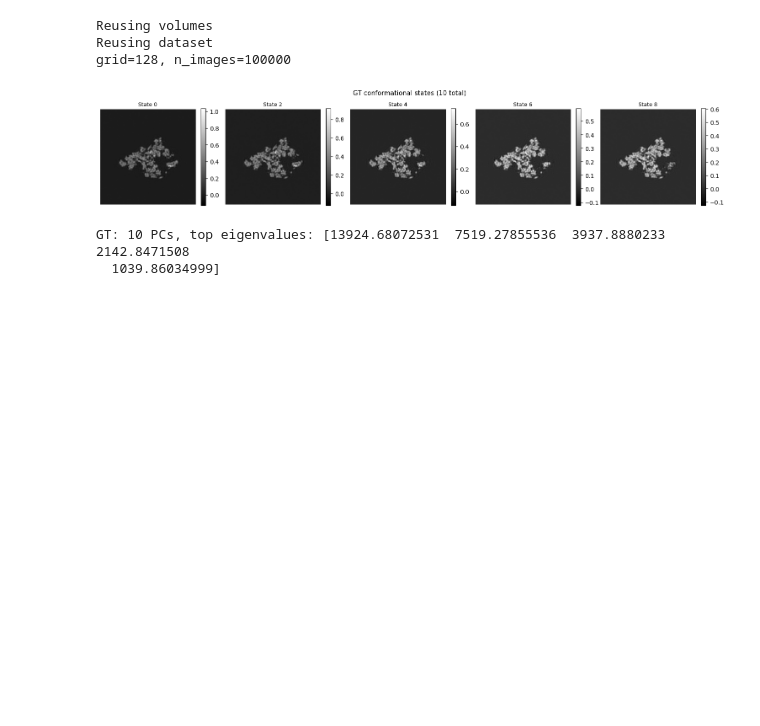
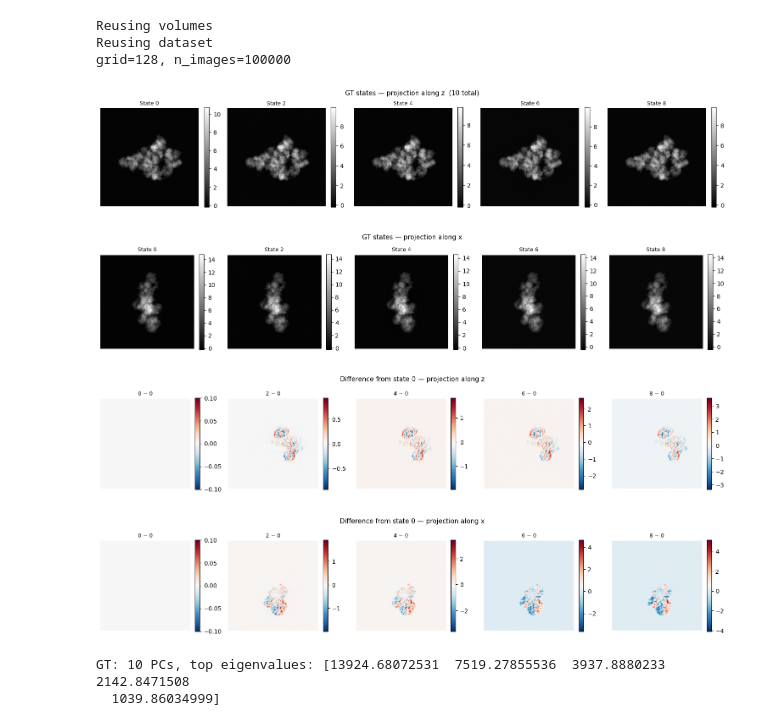
Before and after one commit to ma-gilles/recovar, a Jupyter notebook: examples/sketched_normal/demo.ipynb, the cells around one changed output. Cells and saved outputs as stored; diff of their text form; code cells hidden in the pictures; blank space fills up the shorter version.

```diff
--- a/examples/sketched_normal/demo.ipynb
+++ b/examples/sketched_normal/demo.ipynb
@@ -34,13 +34,16 @@ print(f'JAX devices: {jax.devices()}')
 def to_real(vol_ft, vs):
     return np.asarray(ftu.get_idft3(np.asarray(vol_ft).reshape(vs)).real)
 
-def plot_slices(vols, labels, title):
+def plot_projections(vols, labels, title, axis=2, diff_ref=None, cmap='gray'):
+    """Plot max-intensity projections along `axis`.
+    If diff_ref is given, plot vol - diff_ref instead."""
     n = len(vols)
     fig, axes = plt.subplots(1, n, figsize=(3*n, 3))
     if n == 1: axes = [axes]
     for i, (v, l) in enumerate(zip(vols, labels)):
-        mid = v.shape[2] // 2
-        im = axes[i].imshow(v[:, :, mid], cmap='gray')
+        dat = v - diff_ref if diff_ref is not None else v
+        proj = np.sum(dat, axis=axis)
+        im = axes[i].imshow(proj, cmap=cmap)
         axes[i].set_title(l, fontsize=9); axes[i].axis('off')
         plt.colorbar(im, ax=axes[i], fraction=0.046)
     fig.suptitle(title, fontsize=11); fig.tight_layout(); plt.show()
@@ -95,16 +98,38 @@ print(f'grid={cryo.grid_size}, n_images={cryo.n_images}')
 Reusing volumes
 Reusing dataset
 grid=128, n_images=100000
-# %%
-# GT states
-n_show = min(5, gt.volumes.shape[0])
-step = max(1, gt.volumes.shape[0] // n_show)
-idx = list(range(0, gt.volumes.shape[0], step))[:n_show]
-plot_slices([to_real(gt.volumes[i], vs) for i in idx],
-            [f'State {i}' for i in idx],
-            f'GT conformational states ({N_VOLUMES} total)')
-# %% [output]
-[figure, removed]
+# %%
+# Convert GT states to real space
+state_vols = [to_real(gt.volumes[i], vs) for i in range(gt.volumes.shape[0])]
+
+# Show a selection of states — projections along z and x
+n_show = min(5, len(state_vols))
+step = max(1, len(state_vols) // n_show)
+idx = list(range(0, len(state_vols), step))[:n_show]
+
+plot_projections([state_vols[i] for i in idx],
+                 [f'State {i}' for i in idx],
+                 f'GT states — projection along z  ({N_VOLUMES} total)', axis=2)
+
+plot_projections([state_vols[i] for i in idx],
+                 [f'State {i}' for i in idx],
+                 f'GT states — projection along x', axis=0)
+
+# Difference from state 0 — makes the heterogeneity visible
+plot_projections([state_vols[i] for i in idx],
+                 [f'{i} − 0' for i in idx],
+                 'Difference from state 0 — projection along z',
+                 axis=2, diff_ref=state_vols[0], cmap='RdBu_r')
+
+plot_projections([state_vols[i] for i in idx],
+                 [f'{i} − 0' for i in idx],
+                 'Difference from state 0 — projection along x',
+                 axis=0, diff_ref=state_vols[0], cmap='RdBu_r')
+# %% [output]
+[figure, added]
+[figure, added]
+[figure, added]
+[figure, added]
 # %%
 # GT eigenvectors (Fourier) + true per-image coordinates
 U_gt_all, s_gt_all, Vh_gt = gt.get_vol_svd()
```
Also changed, not shown: parts of 5 cells of this notebook.
